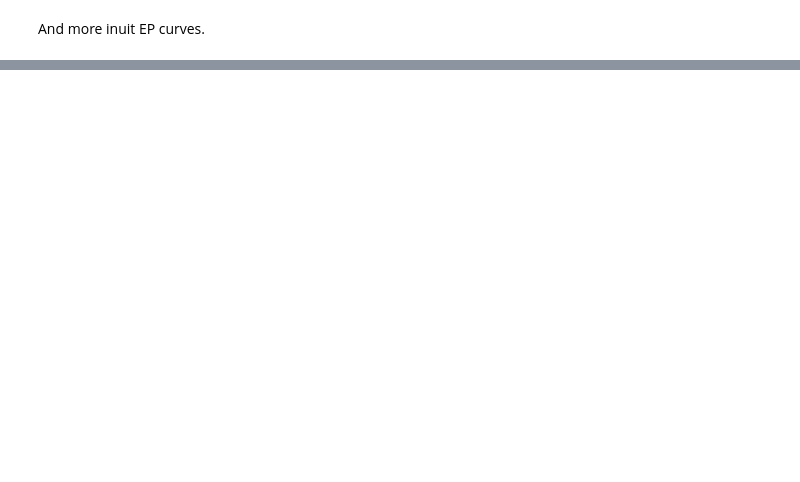
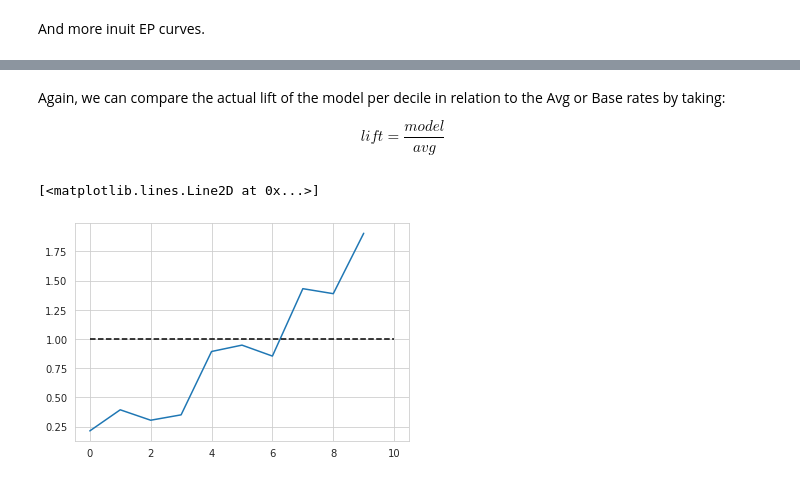
Before and after one commit to bpostance/learn_data_science, a Jupyter notebook: Risk/02-GLM-FrequencySeverity.ipynb, the cells around one changed output, grey strips where cells are left out. Saved outputs shown, nothing was run; the diff lists cells and outputs as text; code cells hidden in the pictures; blank space fills up the shorter version.

```diff
--- a/Risk/02-GLM-FrequencySeverity.ipynb
+++ b/Risk/02-GLM-FrequencySeverity.ipynb
@@ -790,0 +828,12 @@ plt.tight_layout()
+# %%
+r.sort_values(by='annual_frq',ascending=False,inplace=True)
+r.reset_index(drop=True,inplace=True)
+r['q10'] = pd.qcut(r.index,q=10,labels=np.arange(0.1,1.1,.1)).astype(float)
+r['pClaim'] = np.random.binomial(n=1,p=portfolio['annual_frq'])
+
+b = r.groupby('q10').agg(exp=('PYrs',sum),base=('Claim',sum))
+b['model'] = b['base'].cumsum()/r.Claim.sum()
+b['modelrate'] = b['base'] / b['exp']
+b.loc[0] = [0,0,0,0]
+b.sort_index(inplace=True)
+b.iloc[:2]
@@ -790,0 +845,4 @@ plt.tight_layout()
+# %%
+c = pd.concat([a,b],axis=1)
+c.reset_index(inplace=True)
+c.iloc[:1]
@@ -790,0 +903,11 @@ plt.tight_layout()
+# %% [markdown]
+Again, we can compare the actual lift of the model per decile in relation to the Avg or Base rates by taking:
+
+$$lift = \frac{model}{avg}$$
+# %%
+lift = c.iloc[1:].sort_index(ascending=False)['modelrate'].values/avg_rate
+plt.plot(lift)
+plt.plot([0,10],[1,1],'k--')
+# %% [output]
+[<matplotlib.lines.Line2D at 0x...>]
+[figure, added]
```
Also changed, not shown: parts of 20 cells of this notebook.
